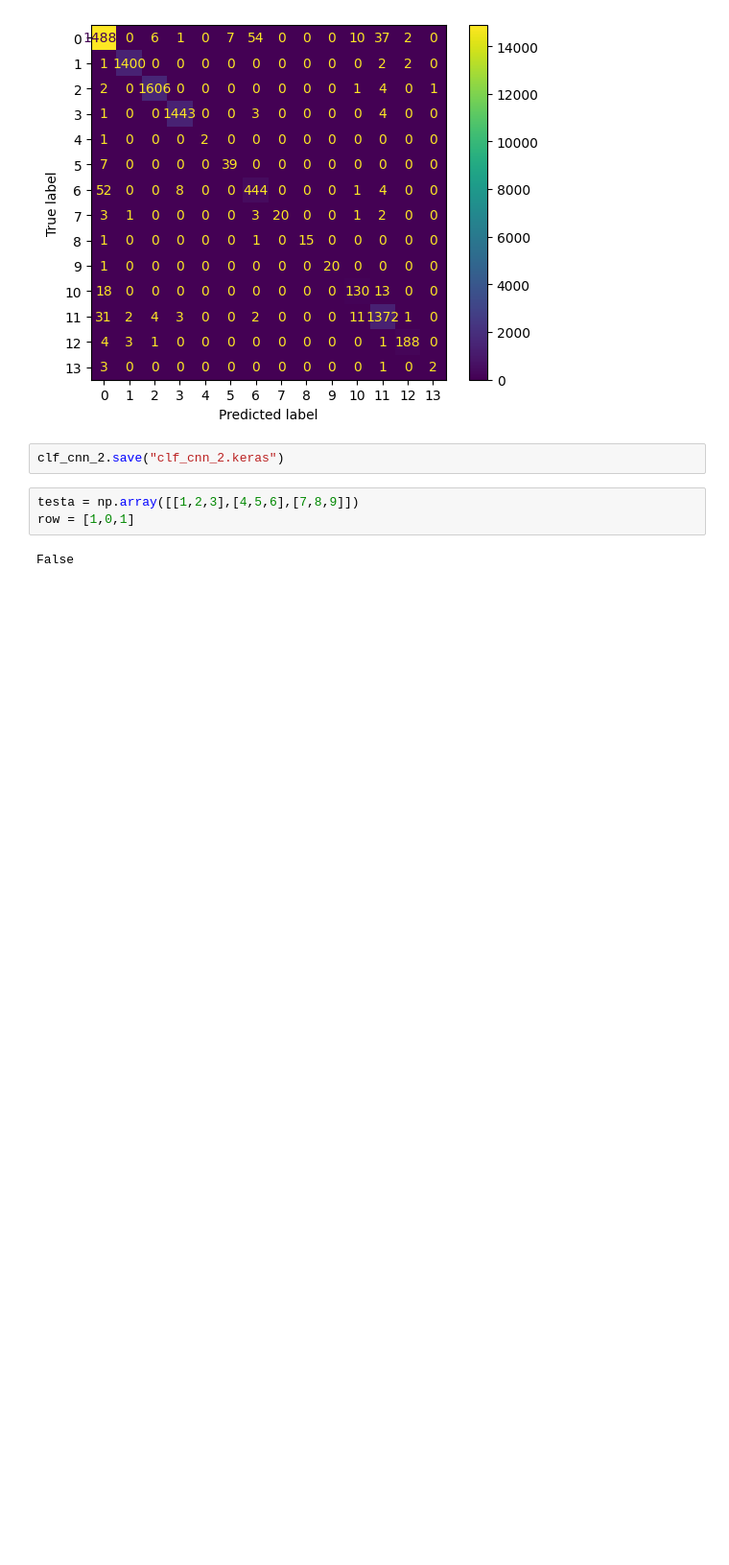
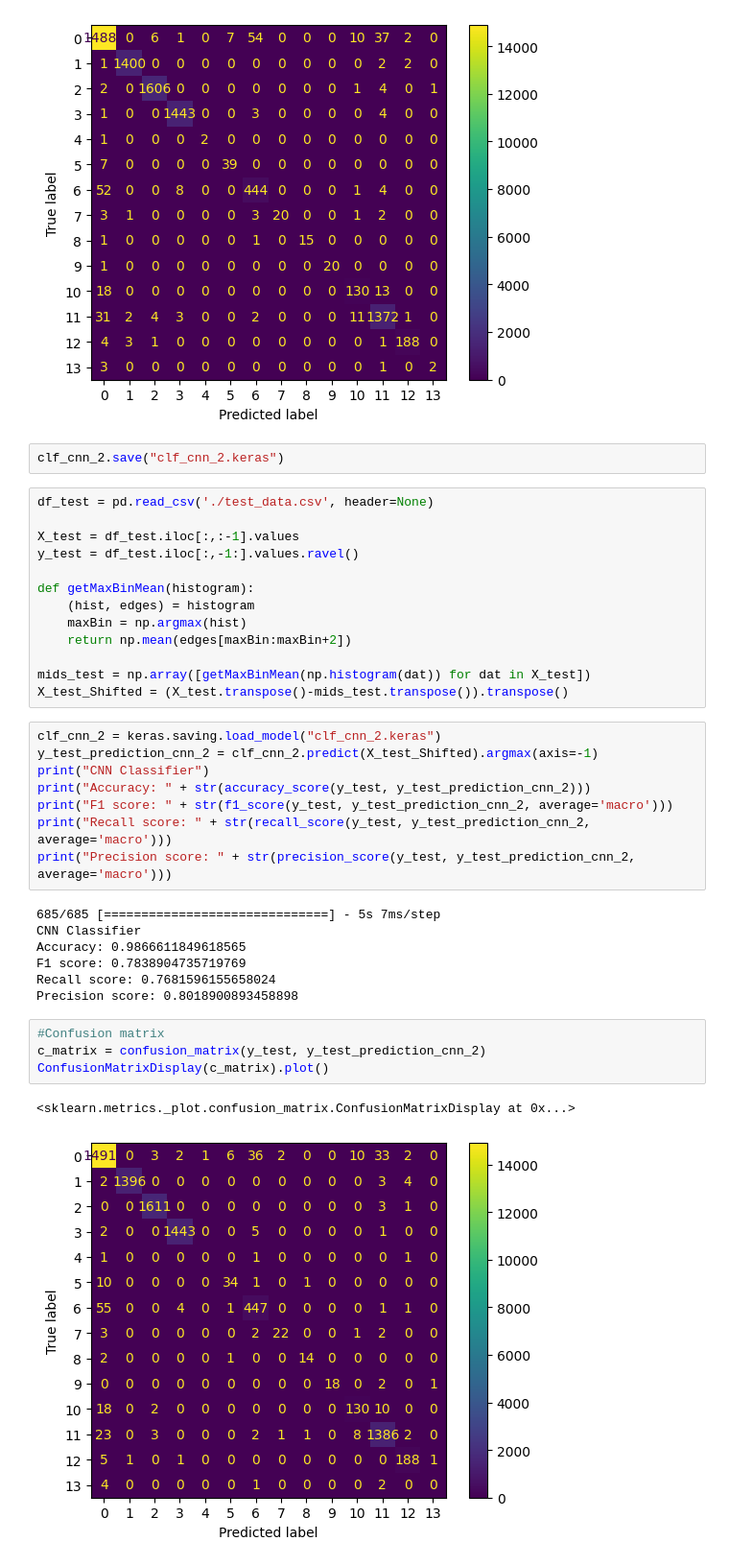
Before and after one commit to zachorrie/ML_ASS, a Jupyter notebook: CS_ARR.ipynb, the cells around one changed output. Shown at 96% size. Drawn from its saved outputs; the diff is of its cells as text; blank space fills up the shorter version.

```diff
--- a/CS_ARR.ipynb
+++ b/CS_ARR.ipynb
@@ -1077,8 +1088,38 @@ ConfusionMatrixDisplay(c_matrix).plot()
 [figure]
 # %%
 clf_cnn_2.save("clf_cnn_2.keras")
-# %%
-testa = np.array([[1,2,3],[4,5,6],[7,8,9]])
-row = [1,0,1]
-# %% [output]
-False
+# %%
+df_test = pd.read_csv('./test_data.csv', header=None)
+
+X_test = df_test.iloc[:,:-1].values
+y_test = df_test.iloc[:,-1:].values.ravel()
+
+def getMaxBinMean(histogram):
+    (hist, edges) = histogram
+    maxBin = np.argmax(hist)
+    return np.mean(edges[maxBin:maxBin+2])
+
+mids_test = np.array([getMaxBinMean(np.histogram(dat)) for dat in X_test])
+X_test_Shifted = (X_test.transpose()-mids_test.transpose()).transpose()
+# %%
+clf_cnn_2 = keras.saving.load_model("clf_cnn_2.keras")
+y_test_prediction_cnn_2 = clf_cnn_2.predict(X_test_Shifted).argmax(axis=-1)
+print("CNN Classifier")
+print("Accuracy: " + str(accuracy_score(y_test, y_test_prediction_cnn_2)))
+print("F1 score: " + str(f1_score(y_test, y_test_prediction_cnn_2, average='macro')))
+print("Recall score: " + str(recall_score(y_test, y_test_prediction_cnn_2, average='macro')))
+print("Precision score: " + str(precision_score(y_test, y_test_prediction_cnn_2, average='macro')))
+# %% [output]
+685/685 [==============================] - 5s 7ms/step
+CNN Classifier
+Accuracy: 0.9866611849618565
+F1 score: 0.7838904735719769
+Recall score: 0.7681596155658024
+Precision score: 0.8018900893458898
+# %%
+#Confusion matrix
+c_matrix = confusion_matrix(y_test, y_test_prediction_cnn_2)
+ConfusionMatrixDisplay(c_matrix).plot()
+# %% [output]
+<sklearn.metrics._plot.confusion_matrix.ConfusionMatrixDisplay at 0x...>
+[figure, added]
```
Also changed, not shown: parts of 5 cells of this notebook, 11 other files.
